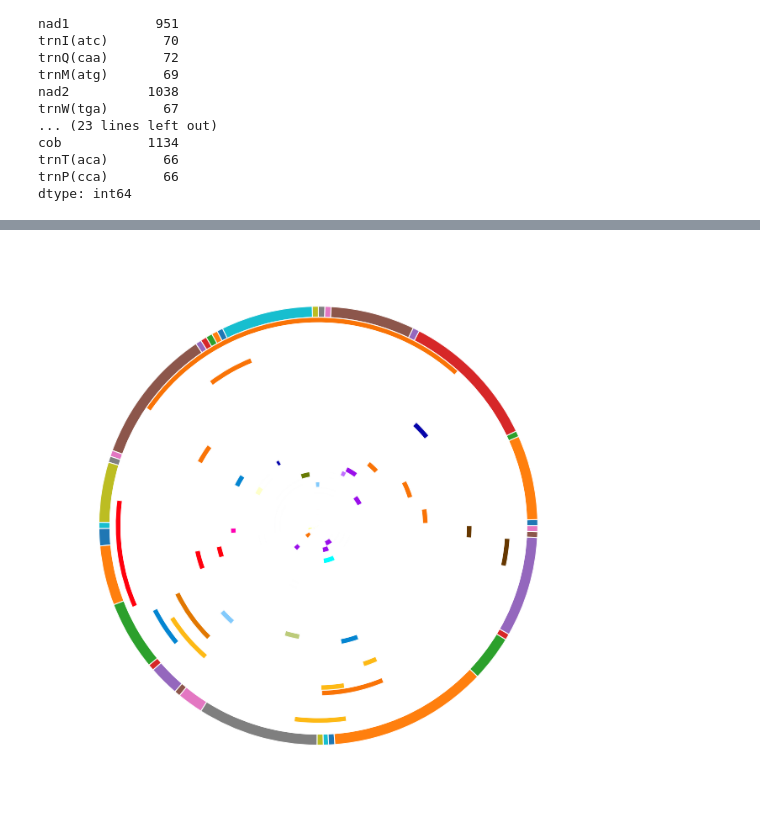
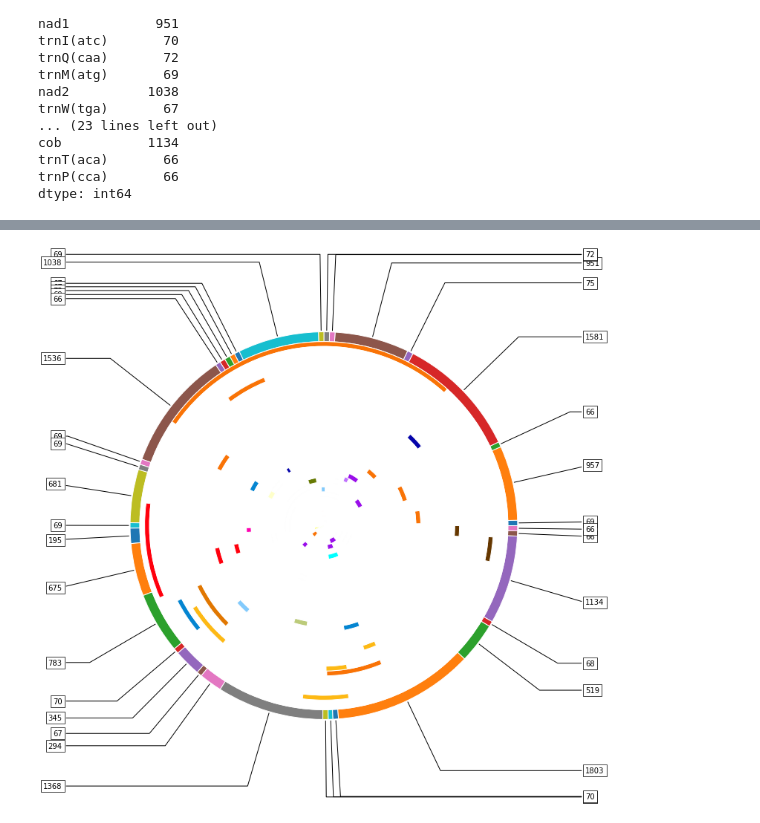
Before and after one commit to balintbiro/Oryctolagus_cuniculus_numts, a Jupyter notebook: codes/trials/mt_visualization.ipynb, the cells around one changed output, grey strips where cells are left out. Saved outputs shown, nothing was run; the diff lists cells and outputs as text; code cells hidden in the pictures.

Commit message:
annotate nested pie chart

```diff
--- a/codes/trials/mt_visualization.ipynb
+++ b/codes/trials/mt_visualization.ipynb
@@ -112,8 +111,17 @@ def visualize_numts(row):
 # %%
 counter=0
 fig, ax = plt.subplots(figsize=(12, 12))
 wedges, texts = ax.pie(lengths, wedgeprops=dict(width=0.05, edgecolor='w'), startangle=0)
 chr_numts.apply(visualize_numts, axis=1)
+for i, p in enumerate(wedges):
+    ang = (p.theta2 - p.theta1)/2. + p.theta1
+    y = np.sin(np.deg2rad(ang))
+    x = np.cos(np.deg2rad(ang))
+    horizontalalignment = {-1: "right", 1: "left"}[int(np.sign(x))]
+    connectionstyle = "angle,angleA=0,angleB={}".format(ang)
+    kw["arrowprops"].update({"connectionstyle": connectionstyle})
+    ax.annotate(mt_annotation['name'[i], xy=(x, y), xytext=(1.35*np.sign(x), 1.4*y),
+                horizontalalignment=horizontalalignment, **kw)
 plt.savefig('../../results/mt_proba.png')
 # %% [output]
-[figure, old version]
+[figure, new version]
```
Also changed, not shown: parts of 2 cells of this notebook, 1 other file.
